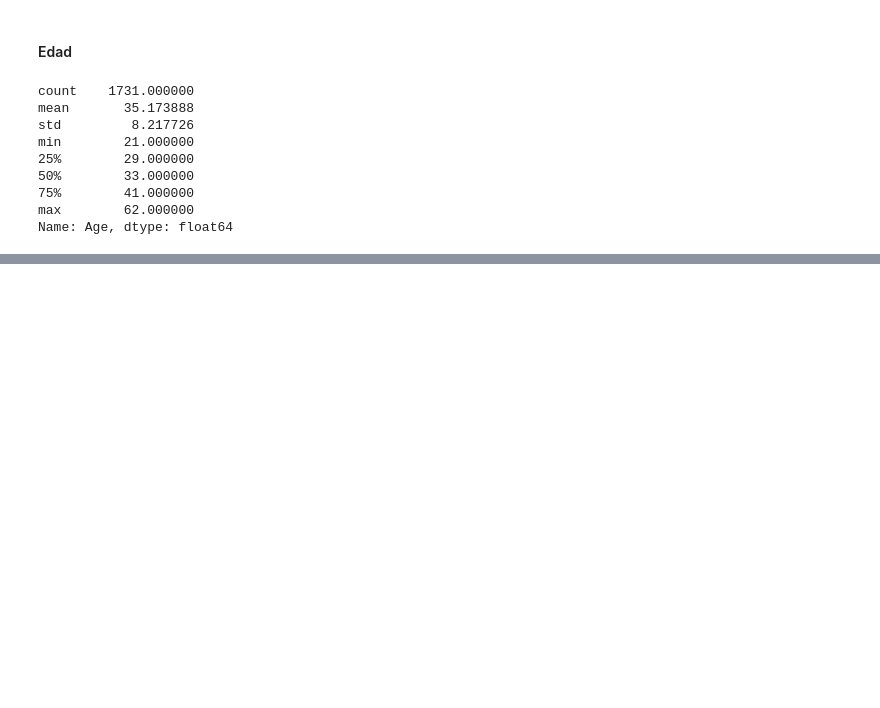
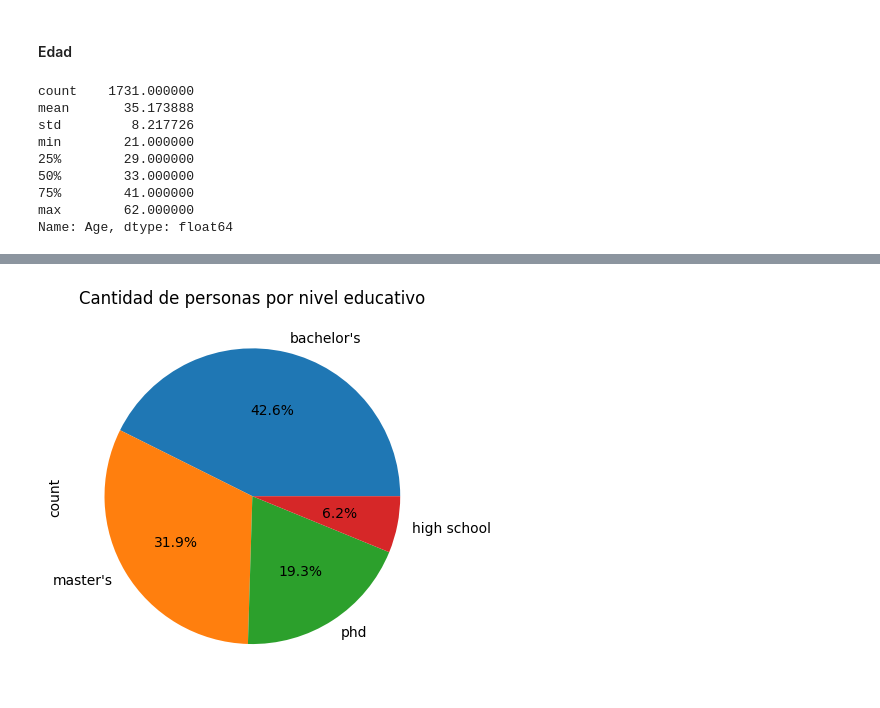
Before and after one commit to Zackperez/dataset_salary, a Jupyter notebook: salary_limpieza.ipynb, the cells around one changed output, grey strips where cells are left out. Saved outputs shown, nothing was run; the diff lists cells and outputs as text; code cells hidden in the pictures; blank space fills up the shorter version.

```diff
--- a/salary_limpieza.ipynb
+++ b/salary_limpieza.ipynb
@@ -477,0 +473,7 @@ plt.show()
+# %%
+bar1=data['Education_Level'].value_counts()
+bar1.plot(kind='pie', autopct="%1.1f%%")
+plt.title("Cantidad de personas por nivel educativo")
+plt.show()
+# %% [output]
+[figure, added]
```
Also changed, not shown: parts of 13 cells of this notebook, 1 other file.
